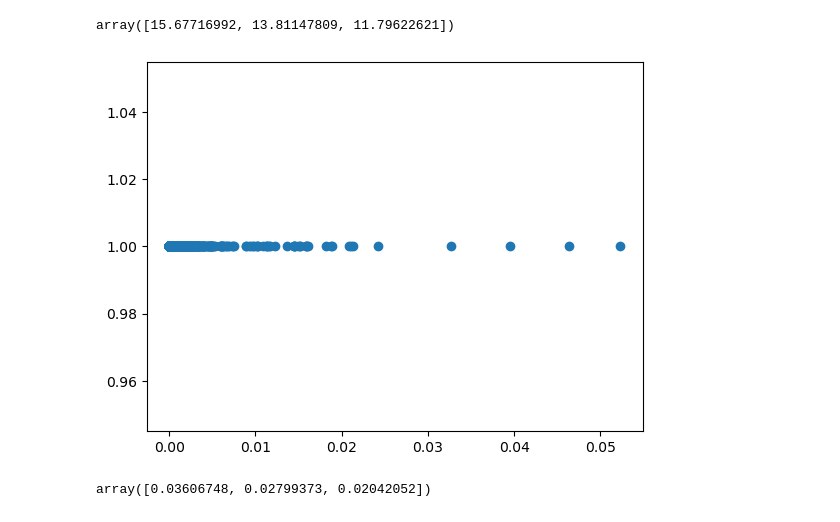
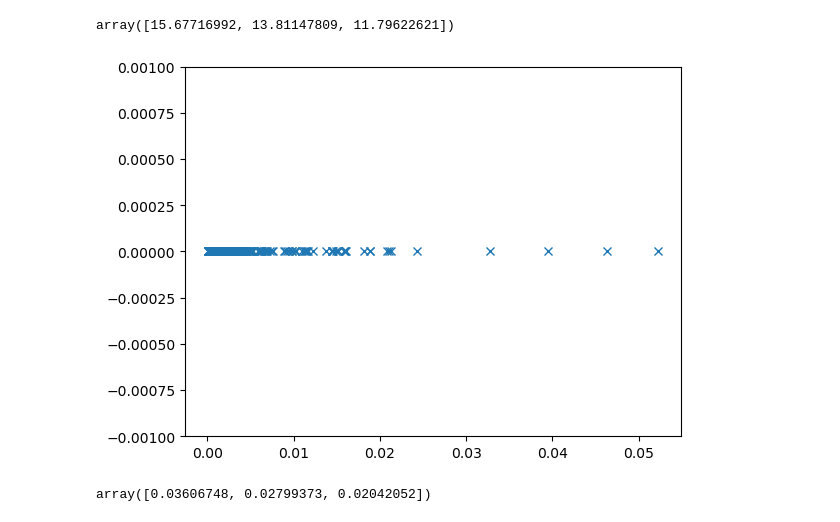
Before and after one commit to matthewjchin/krafttweetsanalysis, a Jupyter notebook: final_project.ipynb, the cells around one changed output. Drawn from its saved outputs; the diff is of its cells as text; code cells hidden in the pictures.

Commit message:
Cluster center graphs

```diff
--- a/final_project.ipynb
+++ b/final_project.ipynb
@@ -468,10 +468,13 @@ pca_model.singular_values_
 # %% [output]
 array([15.67716992, 13.81147809, 11.79622621])
 # %%
-plt.scatter(pca_model.mean_, pca_model.mean_.shape[0] * [1])
+# plt.plot(pca_model.mean_, [0] * pca_model.mean_.shape[0], 'x', **kwargs)
+
+plt.plot(pca_model.mean_, np.zeros_like(pca_model.mean_) + 0., 'x')
+plt.ylim([-0.001, 0.001])
 plt.show()
 # %% [output]
-[figure, old version]
+[figure, new version]
 # %%
 # Get the explained variance ratio of the PCA model with the data used
 pca_model.explained_variance_ratio_
```
Also changed, not shown: parts of 5 cells of this notebook.
